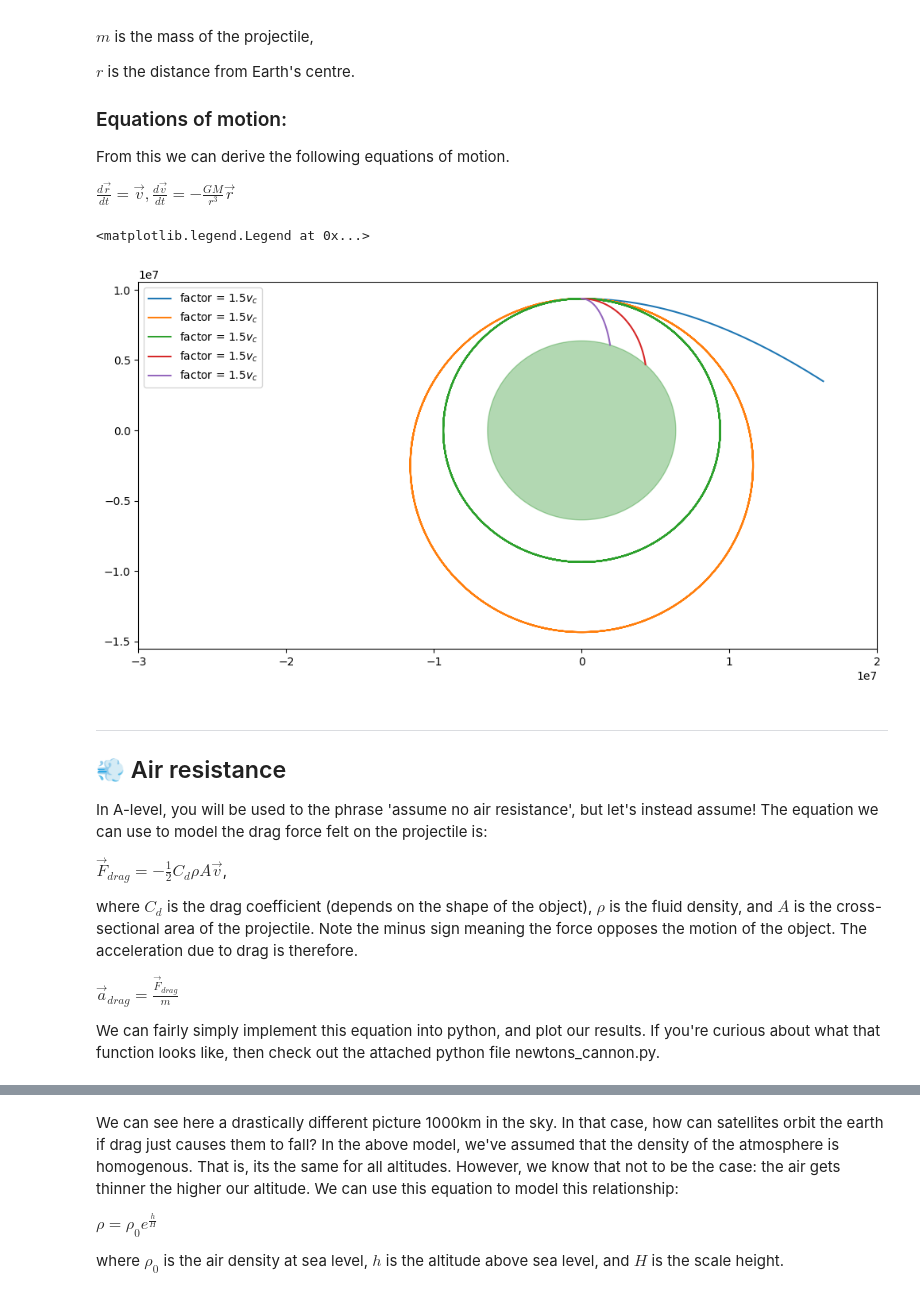
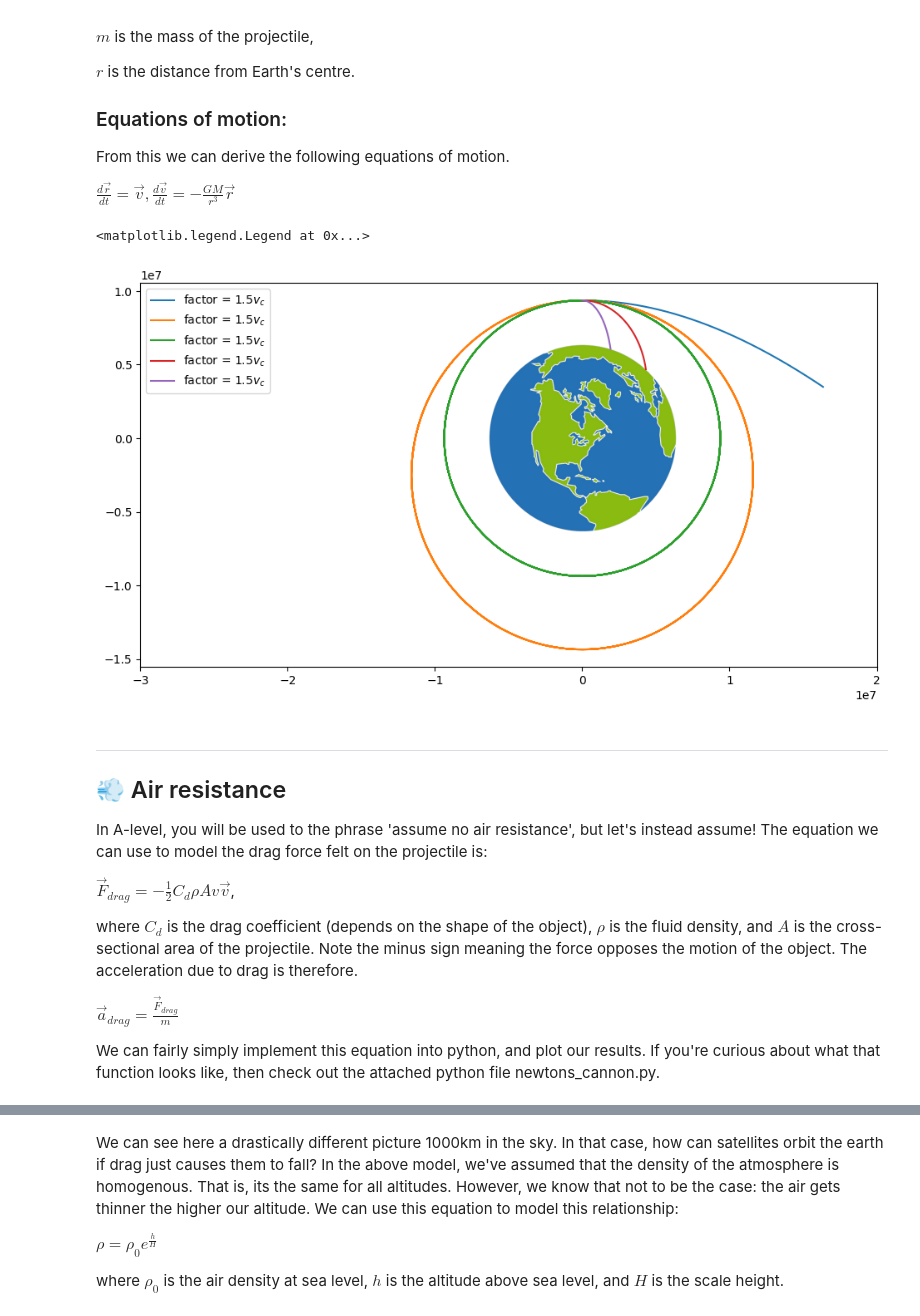
Before and after one commit to bri-sc/demo-newtons-cannon, a Jupyter notebook: phys.ipynb, the cells around one changed output, grey strips where cells are left out. Saved outputs shown, nothing was run; the diff lists cells and outputs as text; code cells hidden in the pictures.

Commit message:
added earth.png for improved visuals - and corrected quadratic drag

```diff
--- a/phys.ipynb
+++ b/phys.ipynb
@@ -95,8 +95,10 @@ The escape velocity of an object at altitude 0 is 11186 m/s
 ---
 # %%
 import numpy as np
+import matplotlib.image as mpimg
+
 R_E = 6371000
-theta = np.linspace(0, 2*np.pi, 400)
+earth_img = mpimg.imread('earth.png')  # Local image file of the Earth
 # %% [markdown]
 ## 🍎 Newton's Law of Gravitation:
 
@@ -123,26 +125,23 @@ $ \frac{d\vec{r}}{dt} = \vec{v},  \frac{d\vec{v}}{dt} = -\frac{GM}{r^{3}}\vec{r}
 # %%
 from newtons_cannon import newtons_cannon  # import relevant functions
 
 fig, ax = plt.subplots(figsize=(12,6)) # set up figure
 
-
-ax.fill(R_E*np.cos(theta), R_E*np.sin(theta), # draw the Earth
-        color='green', alpha=0.3, zorder=0)
-
+ax.imshow(earth_img, extent=[-R_E, R_E, -R_E, R_E]) # draw the earth from png
 
 # newtons_cannon(orbital velocity, angle of inclination, altitude in km, ax, time of simulation in seconds, label)
 
 newtons_cannon(factor=1.5, deg=0, h=3000, ax=ax, t_max=2000, label=f'factor = 1.5$v_c$')
 newtons_cannon(factor=1.1, deg=0, h=3000, ax=ax, t_max=50000, label=f'factor = 1.5$v_c$')
 newtons_cannon(factor=1, deg=0, h=3000, ax=ax, t_max=50000, label=f'factor = 1.5$v_c$')
 newtons_cannon(factor=0.6, deg=0, h=3000, ax=ax, t_max=50000, label=f'factor = 1.5$v_c$')
 newtons_cannon(factor=0.3, deg=0, h=3000, ax=ax, t_max=50000, label=f'factor = 1.5$v_c$')
 
 ax.set_xlim(-3e7, 2e7) # set axis range
 ax.legend(loc='upper left') # place key in top left of figure
 # %% [output]
 <matplotlib.legend.Legend at 0x...>
-[figure, old version]
+[figure, new version]
 # %% [markdown]
 ---
 
@@ -150,7 +149,7 @@ ax.legend(loc='upper left') # place key in top left of figure
 
 In A-level, you will be used to the phrase 'assume no air resistance', but let's instead assume! The equation we can use to model the drag force felt on the projectile is:
 
-$\vec{F}_{drag} = -\frac{1}{2}C_{d}\rho A\vec{v}$,
+$\vec{F}_{drag} = -\frac{1}{2}C_{d}\rho Av\vec{v}$,
 
 where $C_{d}$ is the drag coefficient (depends on the shape of the object), $\rho$ is the fluid density, and $A$ is the cross-sectional area of the projectile. Note the minus sign meaning the force opposes the motion of the object. The acceleration due to drag is therefore.
 
```
Also changed, not shown: parts of 4 cells of this notebook, 1 other file.
